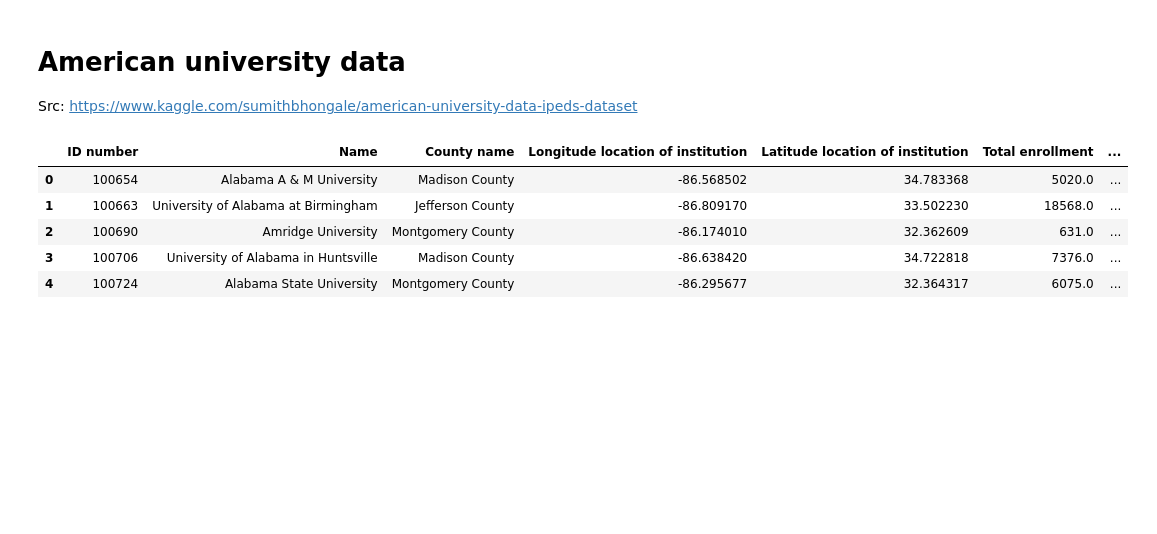
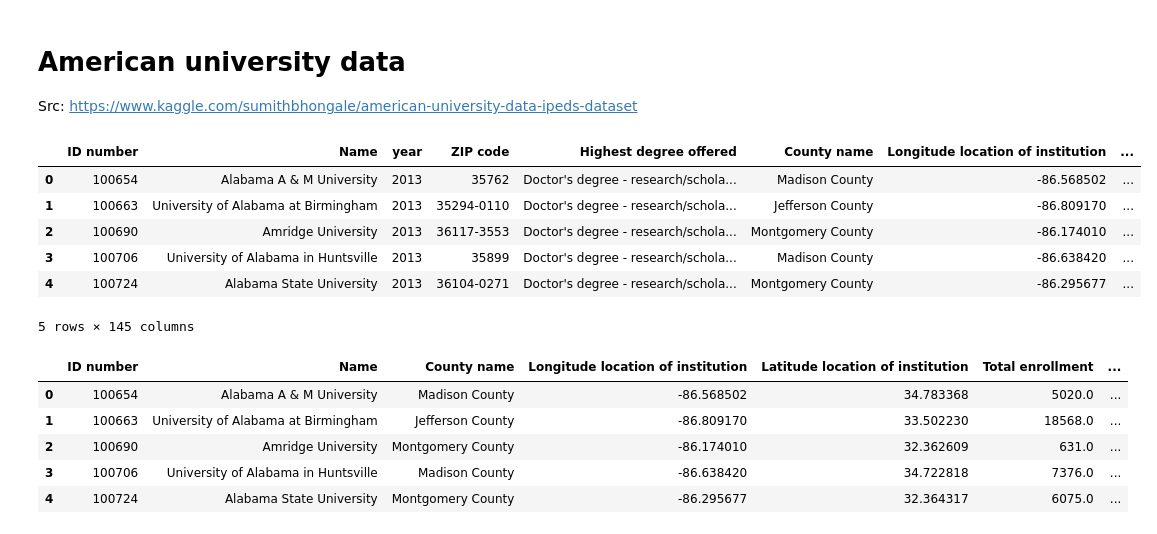
Before and after one commit to maruchang/Covid19Hackathon, a Jupyter notebook: Cleaning_data.ipynb, the cells around one changed output. Drawn from its saved outputs; the diff is of its cells as text; code cells hidden in the pictures; blank space fills up the shorter version.

```diff
--- a/Cleaning_data.ipynb
+++ b/Cleaning_data.ipynb
@@ -112,8 +118,16 @@ population_counties
 # **American university data**
 Src: https://www.kaggle.com/sumithbhongale/american-university-data-ipeds-dataset
 # %%
-df = pd.read_csv("UniversityData.csv")
+df = pd.read_csv("https://raw.githubusercontent.com/maruchang/Covid19Hackathon/master/Datasets/UniversityData.csv")
 df.head(5)
+# %% [output]
+|  | ID number | Name | year | ZIP code | Highest degree offered | County name | Longitude location of institution | ... |
+| 0 | 100654 | Alabama A & M University | 2013 | 35762 | Doctor's degree - research/schola... | Madison County | -86.568502 | ... |
+| 1 | 100663 | University of Alabama at Birmingham | 2013 | 35294-0110 | Doctor's degree - research/schola... | Jefferson County | -86.809170 | ... |
+| 2 | 100690 | Amridge University | 2013 | 36117-3553 | Doctor's degree - research/schola... | Montgomery County | -86.174010 | ... |
+| 3 | 100706 | University of Alabama in Huntsville | 2013 | 35899 | Doctor's degree - research/schola... | Madison County | -86.638420 | ... |
+| 4 | 100724 | Alabama State University | 2013 | 36104-0271 | Doctor's degree - research/schola... | Montgomery County | -86.295677 | ... |
+5 rows × 145 columns
 # %%
 # Select interesting columns
 columns = ['ID number', 'Name', 'County name', 'Longitude location of institution', 'Latitude location of institution',
```
Also changed, not shown: parts of 7 cells of this notebook, 4 other files.
